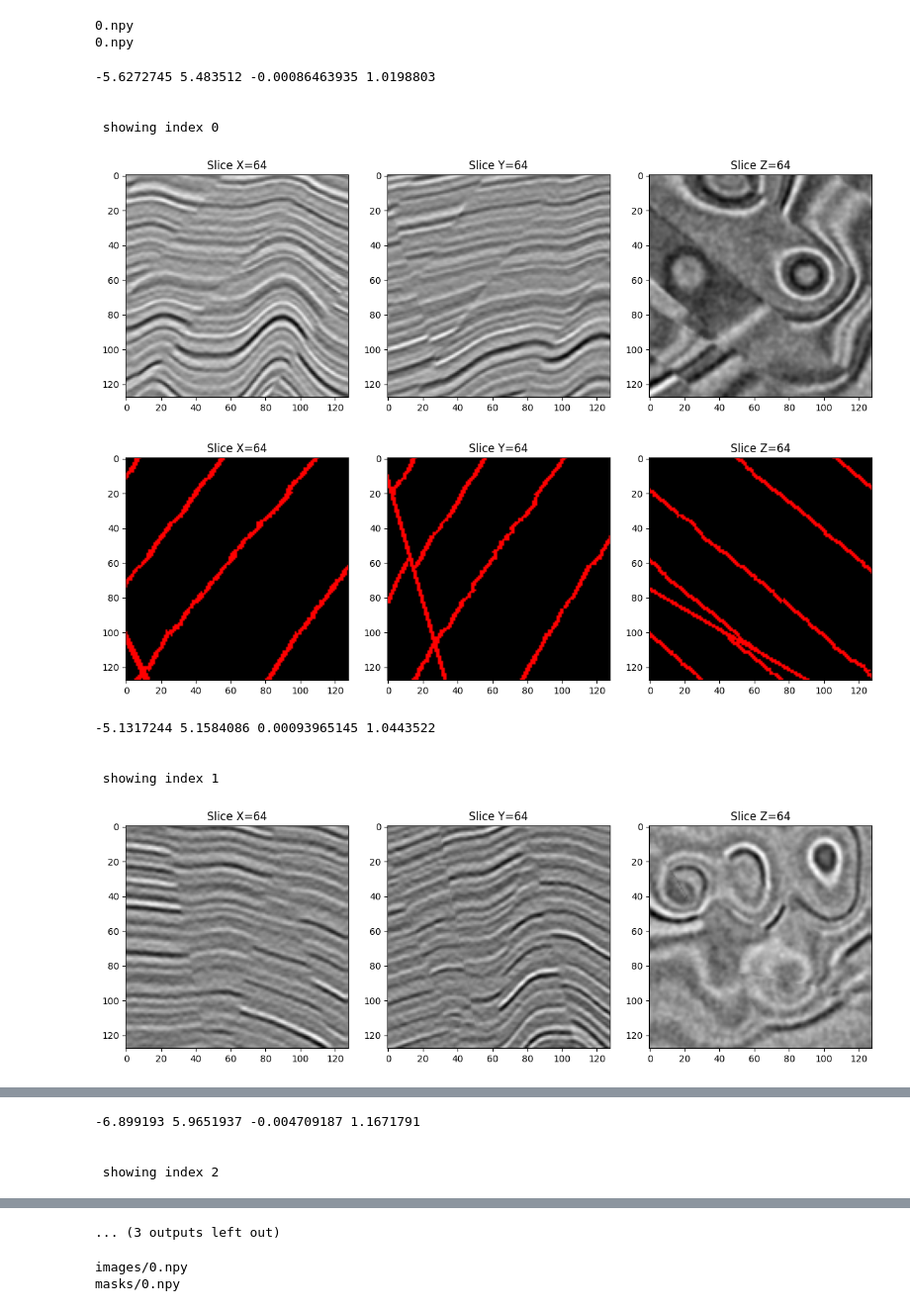
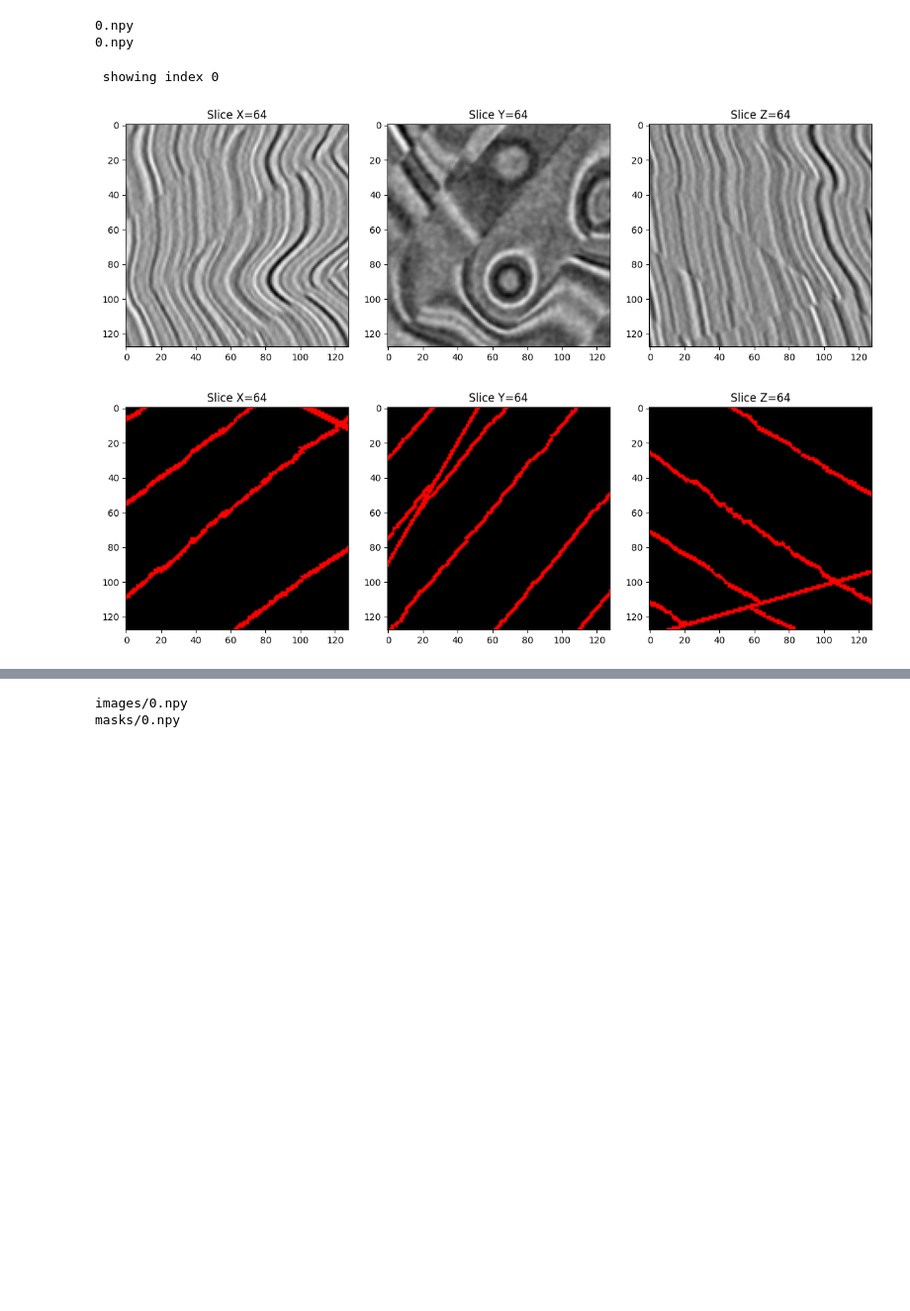
Before and after one commit to KlaussMarchi/Falhas, a Jupyter notebook: Dataset/dataset0/Format.ipynb, the cells around one changed output, grey strips where cells are left out. Shown at 99% size. Cells and saved outputs as stored; diff of their text form; code cells hidden in the pictures; blank space fills up the shorter version.

```diff
--- a/Dataset/dataset0/Format.ipynb
+++ b/Dataset/dataset0/Format.ipynb
@@ -66,44 +66,33 @@ def showTile(img, mask=False):
     ]
 
     slices[0] = np.array(slices[0])
     arr_y = np.array(slices[1])
     arr_z = np.array(slices[2])
     slices[1] = np.rot90(arr_z, -1)
     slices[2] = arr_y
 
     cmap_config = ListedColormap(['black', 'red', 'green', 'blue']) if mask else 'gray'
     vmin, vmax  = (0, 3) if mask else (None, None)
     titles = [f'Slice X={mid_x}', f'Slice Y={mid_y}', f'Slice Z={mid_z}']
 
     for i, ax in enumerate(axes):
         ax.imshow(slices[i], cmap=cmap_config, vmin=vmin, vmax=vmax)
         ax.set_title(titles[i])
 
     plt.tight_layout()
     plt.show()
 
 def getImage(base_path, file_name):
     return formatAxis(np.load(os.path.join(base_path, file_name)))
 
 for i, (img_path, msk_path) in enumerate(zip(images, masks)):
-    if i == 5:
+    if i == 1:
         break
-
-    img = getImage('original/images', img_path)
-    print(np.min(img), np.max(img), np.mean(img), np.std(img))
 
     print(f'\n\n showing index {i}')
     showTile(getImage('original/images', img_path), mask=False)
     showTile(getImage('original/masks',  msk_path), mask=True)
 # %% [output]
--5.6272745 5.483512 -0.00086463935 1.0198803
-
-
  showing index 0
-[figure, old version]
+[figure, new version]
-[figure, old version]
+[figure, new version]
--5.1317244 5.1584086 0.00093965145 1.0443522
-
-
- showing index 1
-[figure, removed]
@@ -111,4 +98,0 @@ for i, (img_path, msk_path) in enumerate(zip(images, masks)):
--6.899193 5.9651937 -0.004709187 1.1671791
-
-
- showing index 2
@@ -123,4 +99,3 @@ for i, (img_path, msk_path) in enumerate(zip(images, masks)):
-... (3 outputs left out)
 # %%
 setFolder('images')
 setFolder('masks')
```
Also changed, not shown: parts of 2 cells of this notebook, 7 other files.
